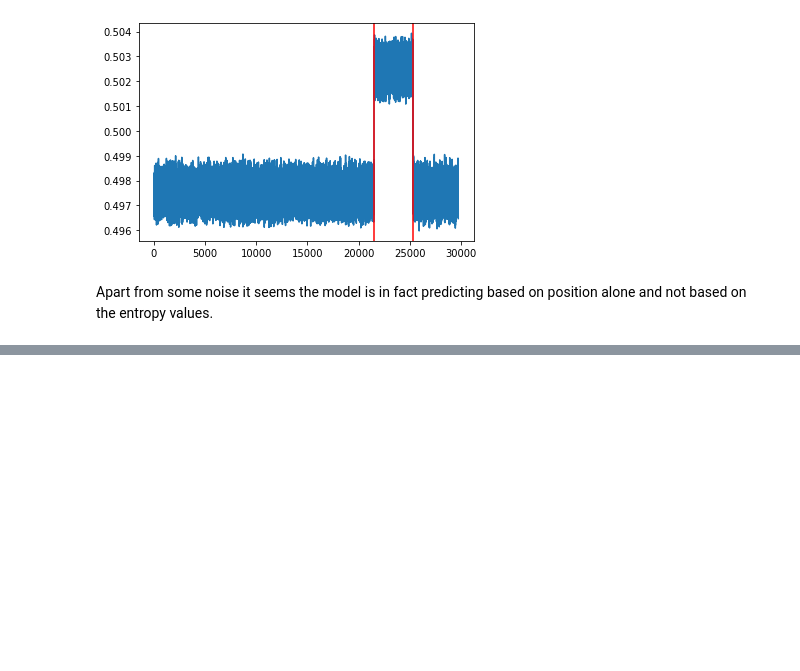
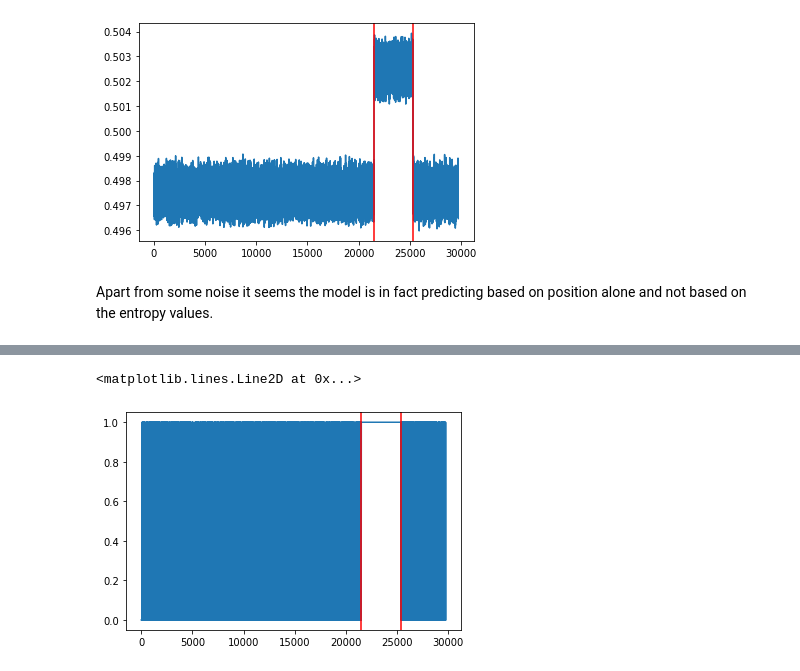
Before and after one commit to Luk13Mad/dnasr_demo, a Jupyter notebook: dnasr_demo_1.ipynb, the cells around one changed output, grey strips where cells are left out. Saved outputs shown, nothing was run; the diff lists cells and outputs as text; code cells hidden in the pictures; blank space fills up the shorter version.

```diff
--- a/dnasr_demo_1.ipynb
+++ b/dnasr_demo_1.ipynb
@@ -333,0 +449,8 @@ Maybe a combination of Model 1 and Model 2 will lead to better results.
+# %%
+fake_pred_4=model.predict(tf.expand_dims(tf.constant(only_ones), axis=0)).flatten()
+plt.plot(np.arange(len(fake_pred_4)),fake_pred_4)
+plt.axvline(average_start,color="red")
+plt.axvline(average_end,color="red")
+# %% [output]
+<matplotlib.lines.Line2D at 0x...>
+[figure, added]
```
Also changed, not shown: parts of 14 cells of this notebook.
